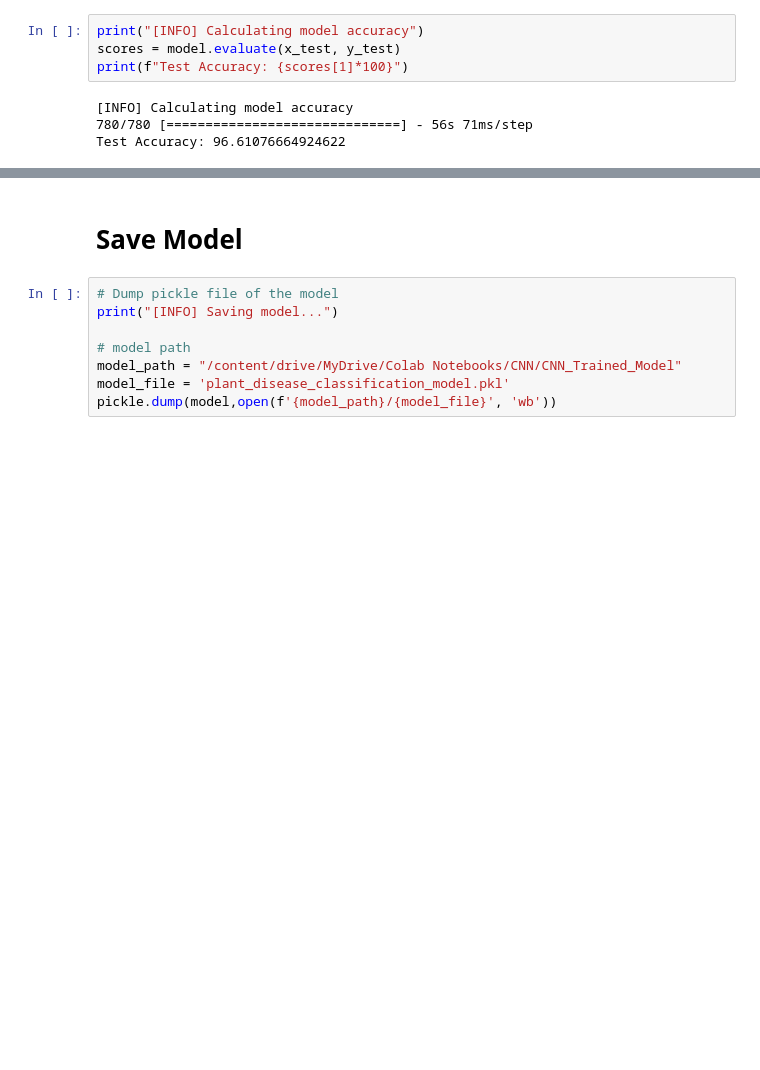
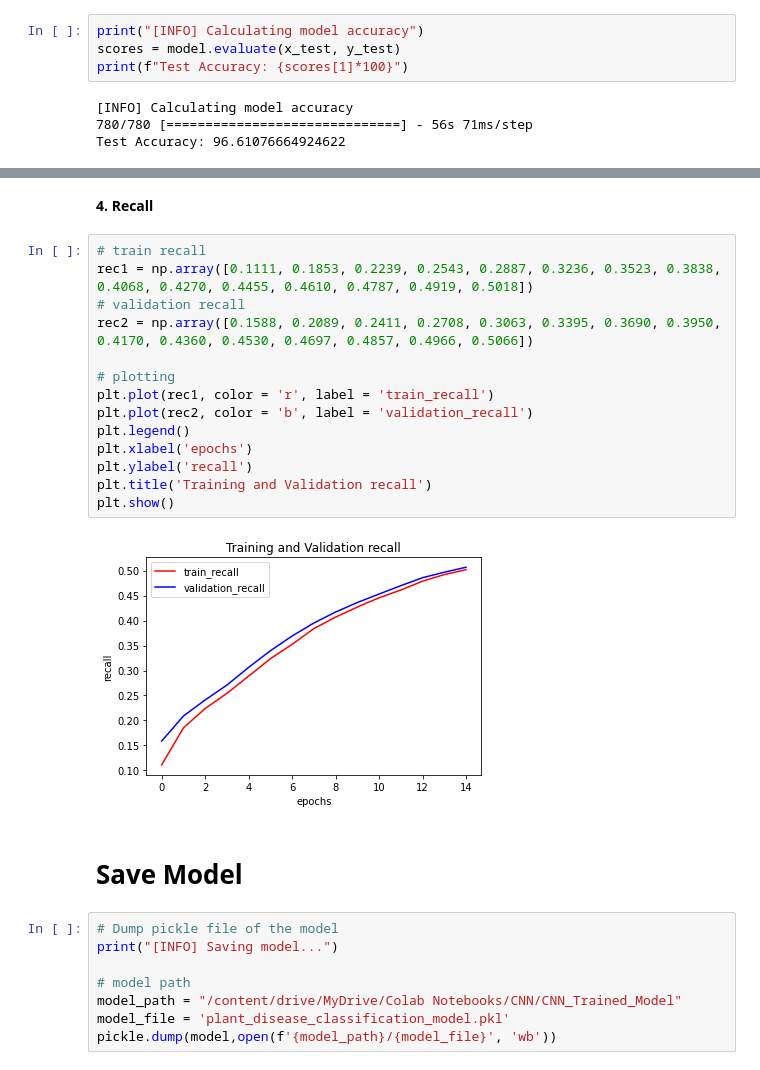
Before and after one commit to realmialam/Plant-Leaf-Disease-Detection, a Jupyter notebook: Plant_Leaf_Disease.ipynb, the cells around one changed output, grey strips where cells are left out. Cells and saved outputs as stored; diff of their text form; blank space fills up the shorter version.

```diff
--- a/Plant_Leaf_Disease.ipynb
+++ b/Plant_Leaf_Disease.ipynb
@@ -351,3 +426,21 @@ Test Accuracy: 96.61076664924622
+# %% [markdown]
+**4. Recall**
+# %%
+# train recall
+rec1 = np.array([0.1111, 0.1853, 0.2239, 0.2543, 0.2887, 0.3236, 0.3523, 0.3838, 0.4068, 0.4270, 0.4455, 0.4610, 0.4787, 0.4919, 0.5018])
+# validation recall
+rec2 = np.array([0.1588, 0.2089, 0.2411, 0.2708, 0.3063, 0.3395, 0.3690, 0.3950, 0.4170, 0.4360, 0.4530, 0.4697, 0.4857, 0.4966, 0.5066])
+
+# plotting
+plt.plot(rec1, color = 'r', label = 'train_recall')
+plt.plot(rec2, color = 'b', label = 'validation_recall')
+plt.legend()
+plt.xlabel('epochs')
+plt.ylabel('recall')
+plt.title('Training and Validation recall')
+plt.show()
+# %% [output]
+[figure, added]
 # %% [markdown]
 # Save Model
 # %%
```
Also changed, not shown: parts of 38 cells of this notebook.
